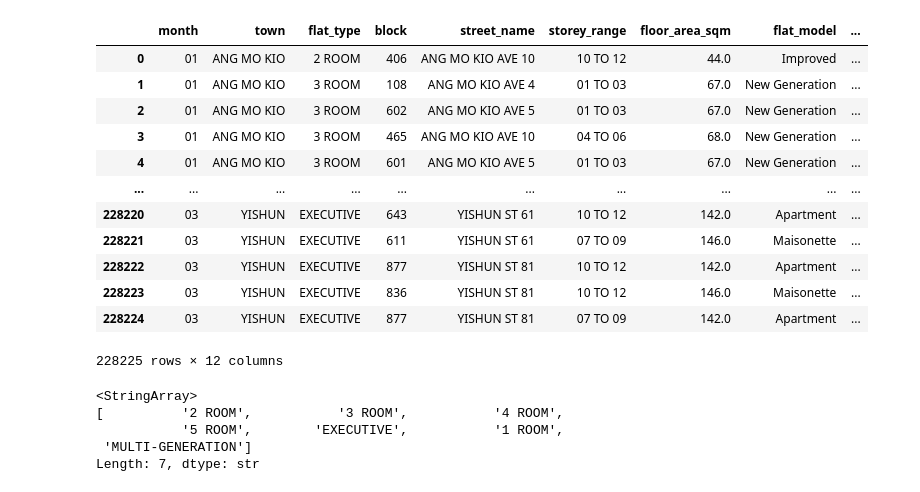
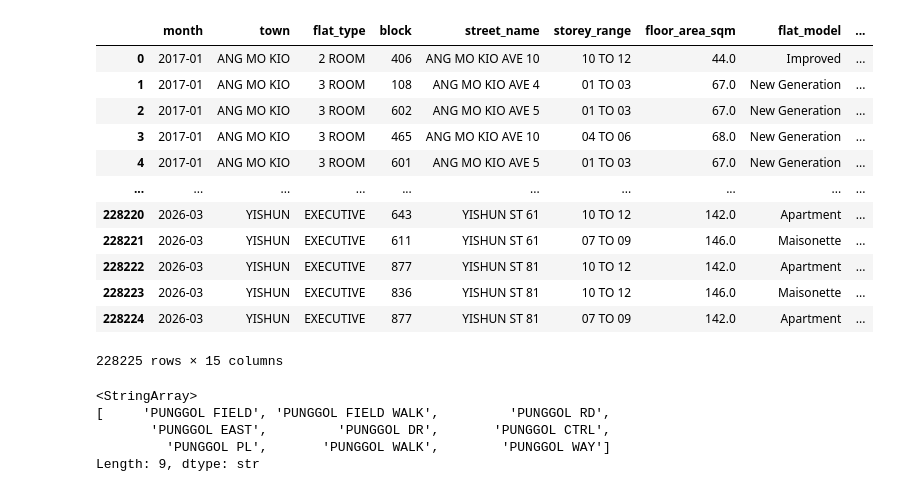
Before and after one commit to AlexMtrskn/property_stats, a Jupyter notebook: property.ipynb, the cells around one changed output. Saved outputs shown, nothing was run; the diff lists cells and outputs as text; code cells hidden in the pictures.

```diff
--- a/property.ipynb
+++ b/property.ipynb
@@ -1,32 +1,43 @@
 # %%
 import pandas as pd
 
 resale_path = '/home/deep/property_stats/ResaleflatpricesbasedonregistrationdatefromJan2017onwards.csv'
 
 
 df = pd.read_csv(resale_path)
-df['year'] = [month.split('-')[0] for month in df['month'] ]
-df['month'] = [month.split('-')[1] for month in df['month'] ]
+#df['year'] = [int(month.split('-')[0]) for month in df['month'] ]
+#df['month'] = [int(month.split('-')[1]) for month in df['month'] ]
+df['year-month'] = [int(month.split('-')[0]+month.split('-')[1]) for month in df['month'] ]
+df['storey_min'] = [int(storey.split(' TO ')[0]) for storey in df['storey_range']]
+
+df['remaining_lease_years'] = [int(lease.split(' years')[0]) for lease in df['remaining_lease']]
+
+q_dict = {'01':'Q1','02':'Q1','03':'Q1',
+          '04':'Q2','05':'Q2','06':'Q2',
+          '07':'Q3','08':'Q3','09':'Q3',
+          '10':'Q4','11':'Q4','12':'Q4' }
+df['quartile'] = [mth.split('-')[0]+'-'+q_dict[mth.split('-')[1]] for mth in df['month']]
+
 df
 # %% [output]
 |  | month | town | flat_type | block | street_name | storey_range | floor_area_sqm | flat_model | ... |
-| 0 | 01 | ANG MO KIO | 2 ROOM | 406 | ANG MO KIO AVE 10 | 10 TO 12 | 44.0 | Improved | ... |
-| 1 | 01 | ANG MO KIO | 3 ROOM | 108 | ANG MO KIO AVE 4 | 01 TO 03 | 67.0 | New Generation | ... |
-| 2 | 01 | ANG MO KIO | 3 ROOM | 602 | ANG MO KIO AVE 5 | 01 TO 03 | 67.0 | New Generation | ... |
-| 3 | 01 | ANG MO KIO | 3 ROOM | 465 | ANG MO KIO AVE 10 | 04 TO 06 | 68.0 | New Generation | ... |
-| 4 | 01 | ANG MO KIO | 3 ROOM | 601 | ANG MO KIO AVE 5 | 01 TO 03 | 67.0 | New Generation | ... |
+| 0 | 2017-01 | ANG MO KIO | 2 ROOM | 406 | ANG MO KIO AVE 10 | 10 TO 12 | 44.0 | Improved | ... |
+| 1 | 2017-01 | ANG MO KIO | 3 ROOM | 108 | ANG MO KIO AVE 4 | 01 TO 03 | 67.0 | New Generation | ... |
+| 2 | 2017-01 | ANG MO KIO | 3 ROOM | 602 | ANG MO KIO AVE 5 | 01 TO 03 | 67.0 | New Generation | ... |
+| 3 | 2017-01 | ANG MO KIO | 3 ROOM | 465 | ANG MO KIO AVE 10 | 04 TO 06 | 68.0 | New Generation | ... |
+| 4 | 2017-01 | ANG MO KIO | 3 ROOM | 601 | ANG MO KIO AVE 5 | 01 TO 03 | 67.0 | New Generation | ... |
 | ... | ... | ... | ... | ... | ... | ... | ... | ... | ... |
-| 228220 | 03 | YISHUN | EXECUTIVE | 643 | YISHUN ST 61 | 10 TO 12 | 142.0 | Apartment | ... |
-| 228221 | 03 | YISHUN | EXECUTIVE | 611 | YISHUN ST 61 | 07 TO 09 | 146.0 | Maisonette | ... |
-| 228222 | 03 | YISHUN | EXECUTIVE | 877 | YISHUN ST 81 | 10 TO 12 | 142.0 | Apartment | ... |
-| 228223 | 03 | YISHUN | EXECUTIVE | 836 | YISHUN ST 81 | 10 TO 12 | 146.0 | Maisonette | ... |
-| 228224 | 03 | YISHUN | EXECUTIVE | 877 | YISHUN ST 81 | 07 TO 09 | 142.0 | Apartment | ... |
+| 228220 | 2026-03 | YISHUN | EXECUTIVE | 643 | YISHUN ST 61 | 10 TO 12 | 142.0 | Apartment | ... |
+| 228221 | 2026-03 | YISHUN | EXECUTIVE | 611 | YISHUN ST 61 | 07 TO 09 | 146.0 | Maisonette | ... |
+| 228222 | 2026-03 | YISHUN | EXECUTIVE | 877 | YISHUN ST 81 | 10 TO 12 | 142.0 | Apartment | ... |
+| 228223 | 2026-03 | YISHUN | EXECUTIVE | 836 | YISHUN ST 81 | 10 TO 12 | 146.0 | Maisonette | ... |
+| 228224 | 2026-03 | YISHUN | EXECUTIVE | 877 | YISHUN ST 81 | 07 TO 09 | 142.0 | Apartment | ... |
-228225 rows × 12 columns
+228225 rows × 15 columns
-# %%
-df['flat_type'].unique()
-# %% [output]
-<StringArray>
-[          '2 ROOM',           '3 ROOM',           '4 ROOM',
-           '5 ROOM',        'EXECUTIVE',           '1 ROOM',
- 'MULTI-GENERATION']
-Length: 7, dtype: str
+# %%
+df[['pungg' in word.lower() for word in df['street_name']]]['street_name'].unique()
+# %% [output]
+<StringArray>
+[     'PUNGGOL FIELD', 'PUNGGOL FIELD WALK',         'PUNGGOL RD',
+       'PUNGGOL EAST',         'PUNGGOL DR',       'PUNGGOL CTRL',
+         'PUNGGOL PL',       'PUNGGOL WALK',        'PUNGGOL WAY']
+Length: 9, dtype: str
```
Also changed, not shown: parts of 5 cells of this notebook.
